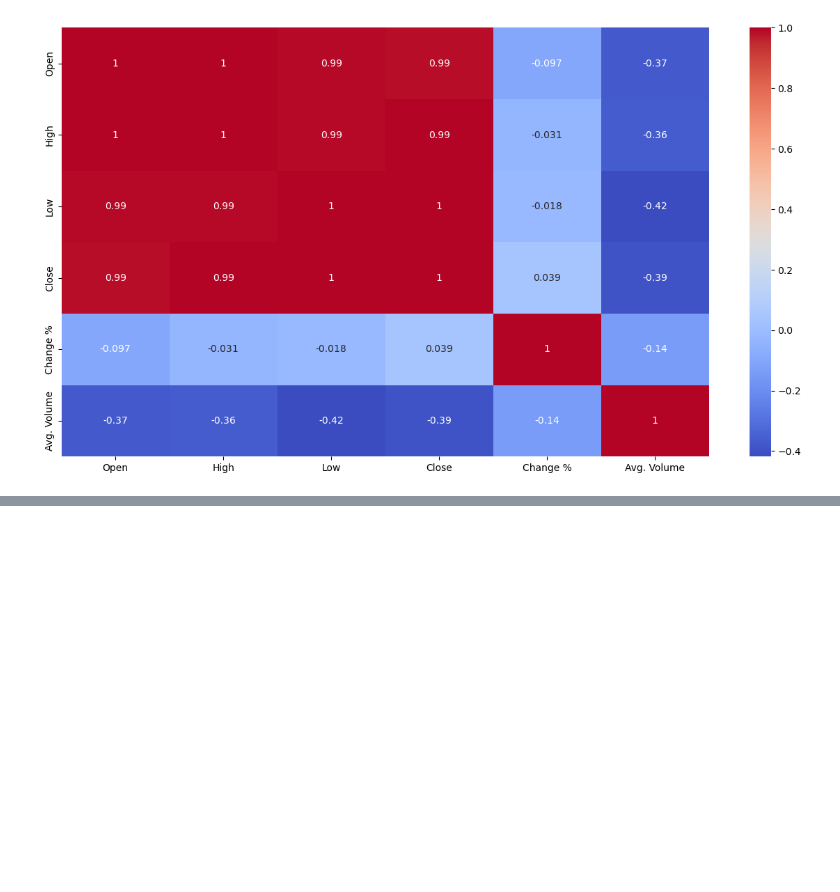
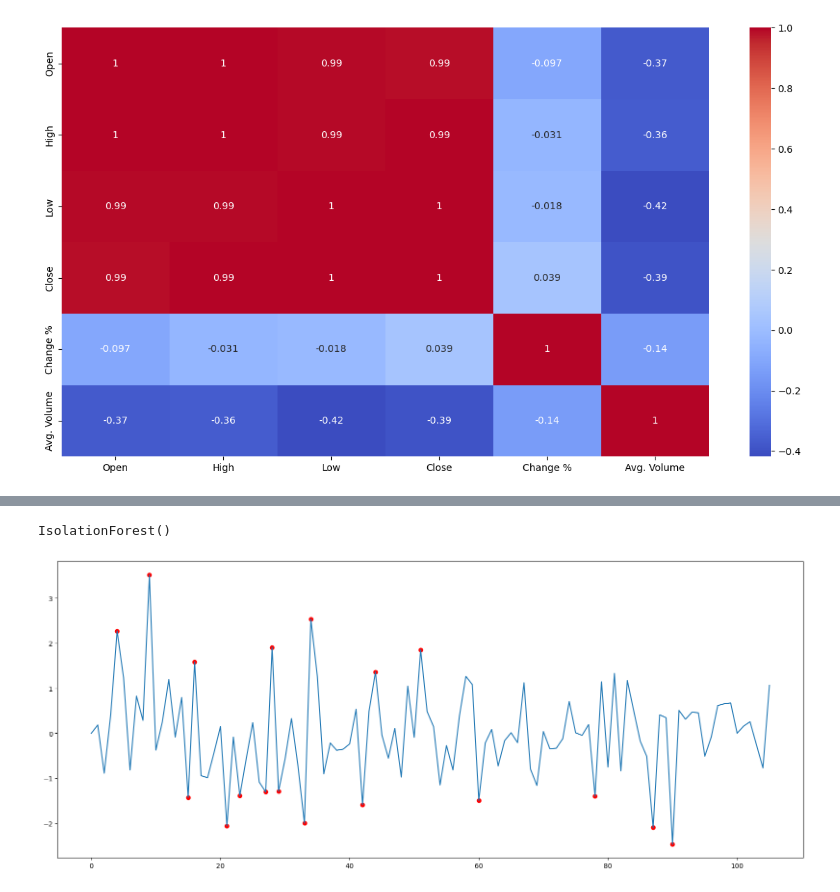
Before and after one commit to ShubhamGupta2505/MachineLearningPractice, a Jupyter notebook: google-stocks-data.ipynb, the cells around one changed output, grey strips where cells are left out. Cells and saved outputs as stored; diff of their text form; code cells hidden in the pictures; blank space fills up the shorter version.

```diff
--- a/google-stocks-data.ipynb
+++ b/google-stocks-data.ipynb
@@ -198,0 +253,7 @@ sns.heatmap(corr,annot=True,cmap='coolwarm')
+# %%
+mean_return = df['Returns'].mean()
+mean_rolling = df['Rolling Averages'].mean()
+# %%
+df['Returns'] = df['Returns'].fillna(mean_return)
+df['Rolling Averages'] = df['Rolling Averages'].fillna(mean_rolling)
+df
@@ -198,0 +287,16 @@ sns.heatmap(corr,annot=True,cmap='coolwarm')
+# %%
+from sklearn.ensemble import IsolationForest
+model = IsolationForest()
+model.fit(df[['Returns']])
+# %% [output]
+IsolationForest()
+# %%
+df['Analomies'] = model.predict(df[['Returns']])
+df['Analomies']  = df['Analomies'].map({1:0,-1:1})
+# %%
+plt.figure(figsize=(20,8))
+plt.plot(df.index,df['Returns'],label='Returns')
+plt.scatter(df[df['Analomies'] == 1].index,df[df['Analomies'] == 1]['Returns'],color='red')
+plt.show()
+# %% [output]
+[figure, added]
```
Also changed, not shown: parts of 7 cells of this notebook.
